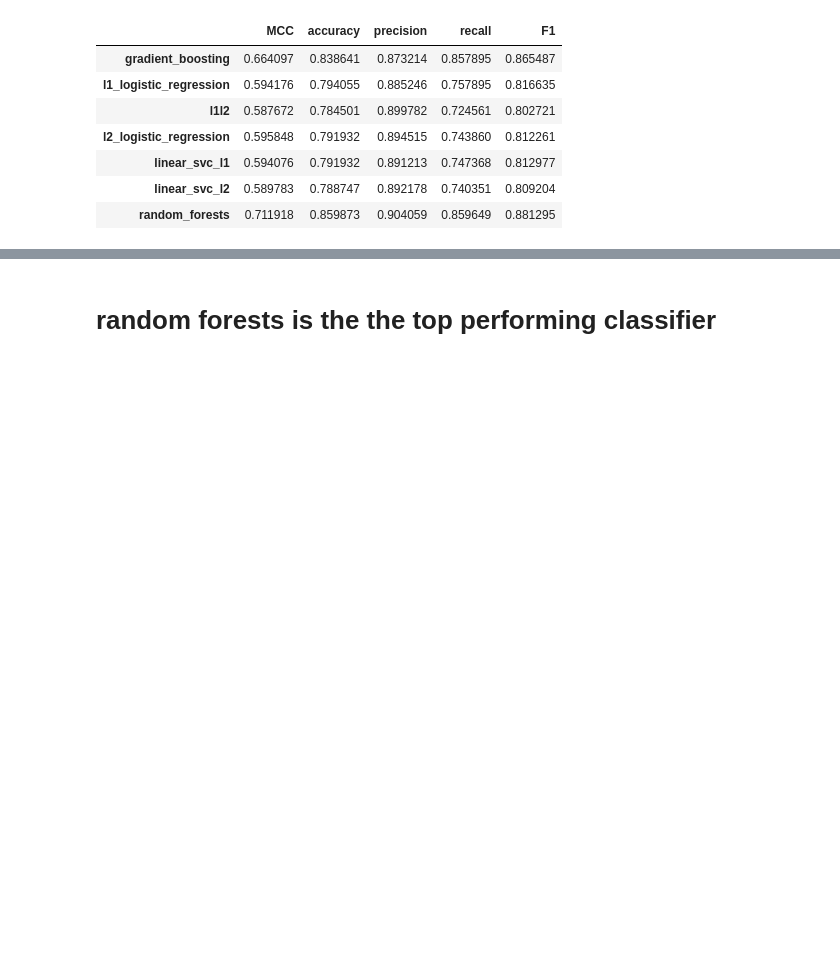
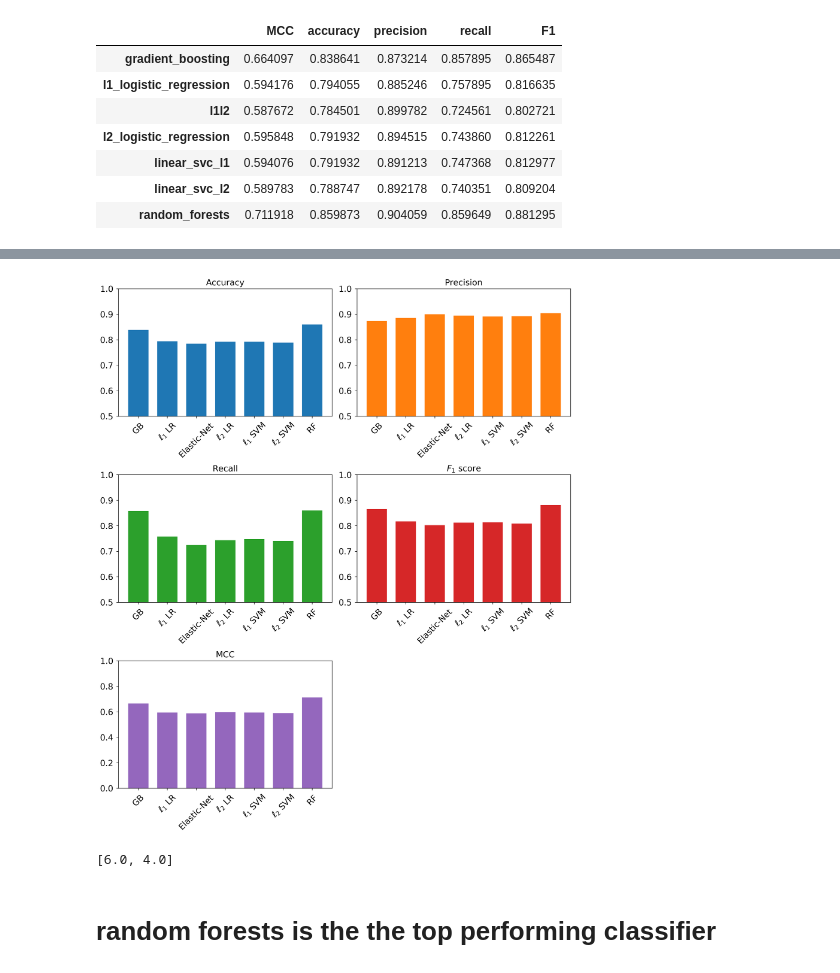
Before and after one commit to samuelefiorini/phdthesis, a Jupyter notebook: src/notebooks/chapter7/aism_learning_f_best_cut.ipynb, the cells around one changed output, grey strips where cells are left out. Cells and saved outputs as stored; diff of their text form; code cells hidden in the pictures; blank space fills up the shorter version.

```diff
--- a/src/notebooks/chapter7/aism_learning_f_best_cut.ipynb
+++ b/src/notebooks/chapter7/aism_learning_f_best_cut.ipynb
@@ -337,0 +368,6 @@ scores_tab.to_latex('scores_tab.tex')
+# %%
+with open('scores_tab.pkl', 'rb') as f:
+    scores_tab = pkl.load(f)
+
+# scores_tab.to_latex('scores_tab.tex')
+scores_tab
@@ -338,3 +383,53 @@ scores_tab.to_latex('scores_tab.tex')
+# %%
+ind = np.arange(len(models.keys()))  # the x locations for the groups
+width = 0.7
+
+plt.figure(dpi=300, figsize=(12, 14))
+
+plt.subplot(321)
+plt.title('Accuracy', fontsize=15)
+plt.bar(ind, scores_tab['accuracy'], width, color='C0')
+plt.xticks(ind, [formatted_names[k] for k in scores_tab.index], fontsize=15, rotation=45)
+plt.ylim([0.5, 1])
+plt.yticks(fontsize=15)
+
+plt.subplot(322)
+plt.title('Precision', fontsize=15)
+plt.bar(ind, scores_tab['precision'], width, color='C1')
+plt.xticks(ind, [formatted_names[k] for k in scores_tab.index], fontsize=15, rotation=45)
+plt.ylim([0.5, 1])
+plt.yticks(fontsize=15)
+
+plt.subplot(323)
+plt.title('Recall', fontsize=15)
+plt.bar(ind, scores_tab['recall'], width, color='C2')
+plt.xticks(ind, [formatted_names[k] for k in scores_tab.index], fontsize=15, rotation=45)
+plt.ylim([0.5, 1])
+plt.yticks(fontsize=15)
+
+plt.subplot(324)
+plt.title(r'$F_1$ score', fontsize=15)
+plt.bar(ind, scores_tab['F1'], width, color='C3')
+plt.xticks(ind, [formatted_names[k] for k in scores_tab.index], fontsize=15, rotation=45)
+plt.ylim([0.5, 1])
+plt.yticks(fontsize=15)
+
+plt.subplot(325)
+plt.title(r'MCC', fontsize=15)
+plt.bar(ind, scores_tab['MCC'], width, color='C4')
+plt.xticks(ind, [formatted_names[k] for k in scores_tab.index], fontsize=15, rotation=45)
+plt.ylim([0, 1])
+plt.yticks(fontsize=15)
+
+plt.tight_layout()
+
+plt.savefig('../../images/aism_f_final_scores.png')
+# %% [output]
+[figure, added]
+# %%
+plt.rcParams['figure.figsize']
+# %% [output]
+[6.0, 4.0]
 # %% [markdown]
 # random forests is the the top performing classifier
 # %%
```
Also changed, not shown: parts of 11 cells of this notebook, 1 other file.
